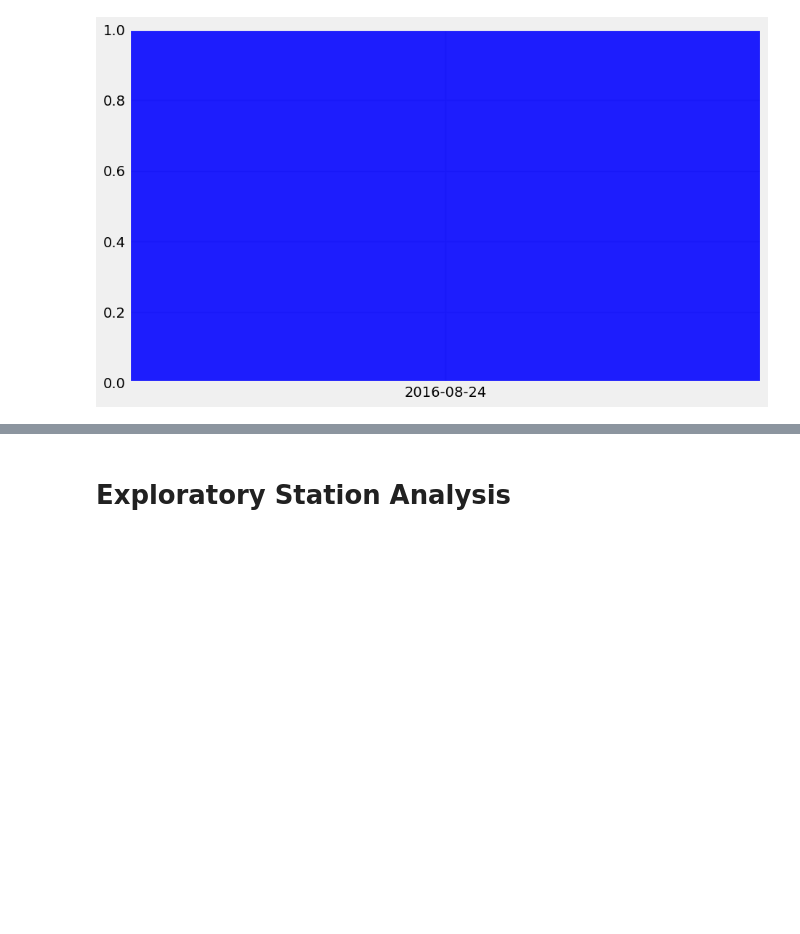
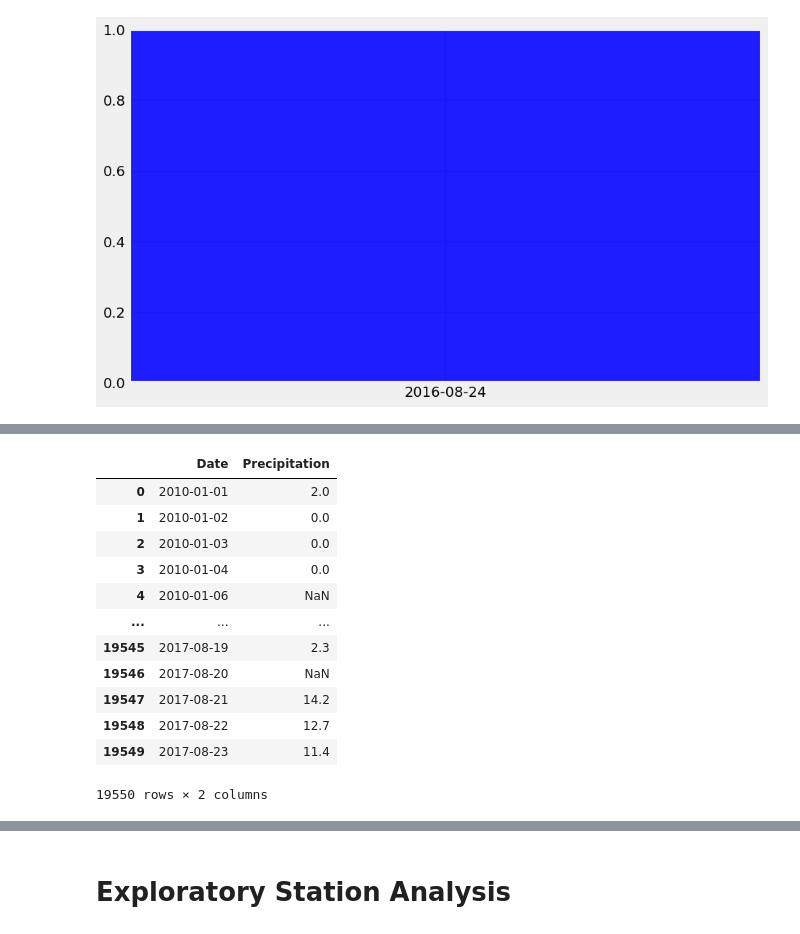
Before and after one commit to Dinna-ux/sqlalchemy-challenge, a Jupyter notebook: SurfsUp/climate_starter.ipynb, the cells around one changed output, grey strips where cells are left out. Cells and saved outputs as stored; diff of their text form; code cells hidden in the pictures; blank space fills up the shorter version.

Commit message:
Table reflection&some analysis

```diff
--- a/SurfsUp/climate_starter.ipynb
+++ b/SurfsUp/climate_starter.ipynb
@@ -94,3 +120,13 @@ plt.show()
 # %% [output]
 TypeError: unsupported operand type(s) for +: 'int' and 'NoneType'
 [figure]
+# %%
+results = session.query(Measurement.date, Measurement.prcp).all()
+
+# Print the results
+for date, precipitation in results:
+    print(f"Date: {date}, Precipitation: {precipitation}")
+    df = pd.DataFrame(results, columns=['Date', 'Precipitation'])
+
+# Print the DataFrame
+print(df)
@@ -96,0 +151,21 @@ TypeError: unsupported operand type(s) for +: 'int' and 'NoneType'
+# %%
+# Save the query results as a Pandas DataFrame. Explicitly set the column names
+
+df = pd.DataFrame(results, columns=['Date', 'Precipitation'])
+
+# Print the DataFrame
+df
+# %% [output]
+|  | Date | Precipitation |
+| 0 | 2010-01-01 | 2.0 |
+| 1 | 2010-01-02 | 0.0 |
+| 2 | 2010-01-03 | 0.0 |
+| 3 | 2010-01-04 | 0.0 |
+| 4 | 2010-01-06 | NaN |
+| ... | ... | ... |
+| 19545 | 2017-08-19 | 2.3 |
+| 19546 | 2017-08-20 | NaN |
+| 19547 | 2017-08-21 | 14.2 |
+| 19548 | 2017-08-22 | 12.7 |
+| 19549 | 2017-08-23 | 11.4 |
+19550 rows × 2 columns
```
Also changed, not shown: parts of 8 cells of this notebook, 1 other file.
